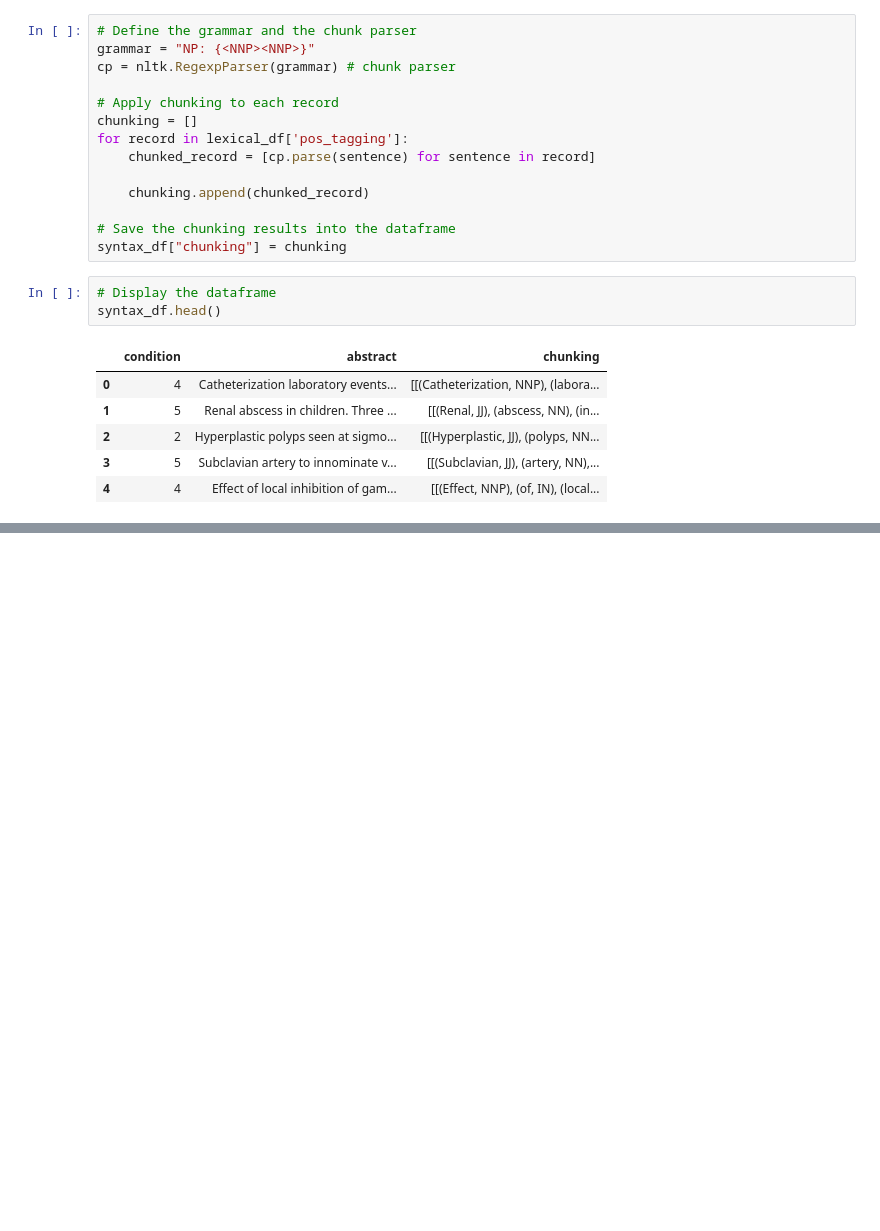
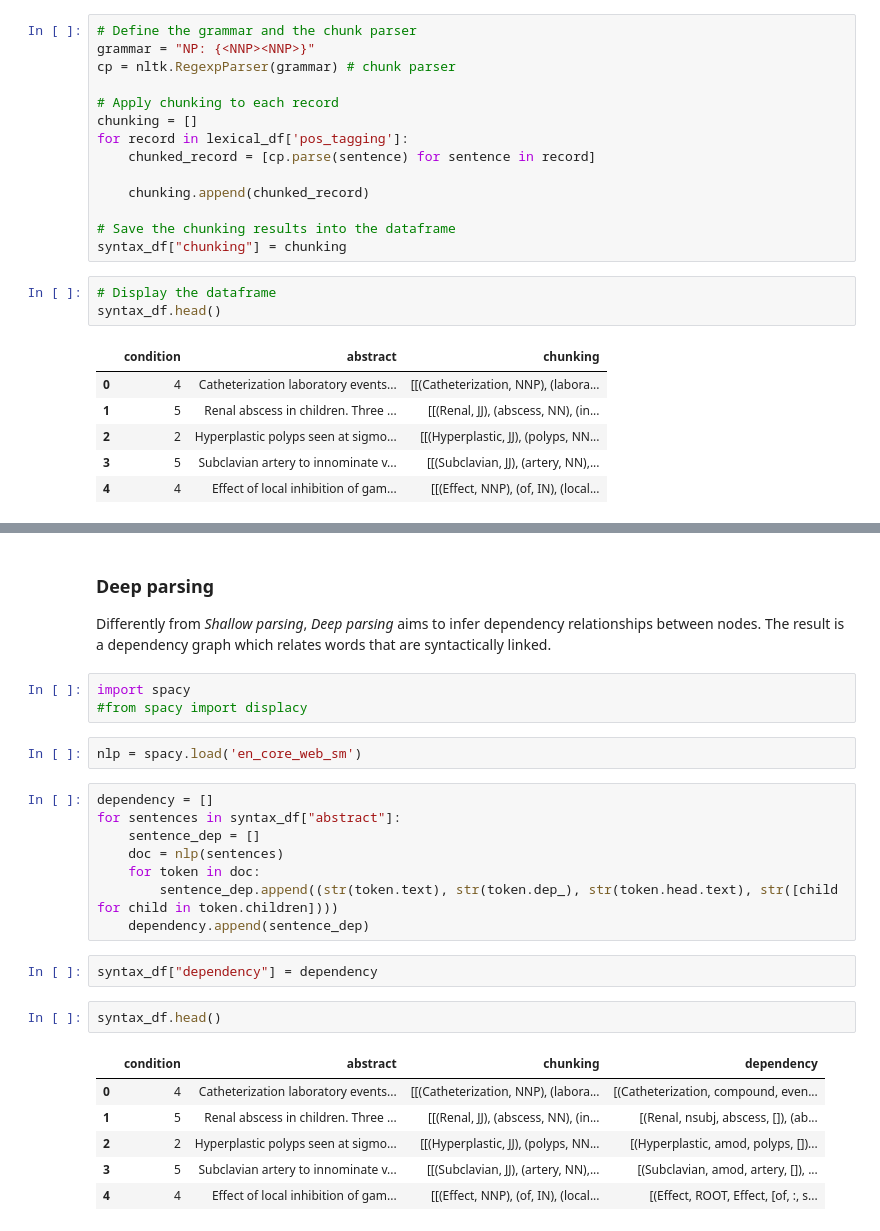
Before and after one commit to vitomarcorubino/MedicalTextNLP, a Jupyter notebook: medicalTextNLP.ipynb, the cells around one changed output, grey strips where cells are left out. Saved outputs shown, nothing was run; the diff lists cells and outputs as text; blank space fills up the shorter version.

Commit message:
Deep parsing

```diff
--- a/medicalTextNLP.ipynb
+++ b/medicalTextNLP.ipynb
@@ -217,0 +222,28 @@ Tree('S', [('There', 'EX'), ('was', 'VBD'), ('one', 'CD'), ('in-laboratory', 'JJ
+# %% [markdown]
+### Deep parsing
+Differently from _Shallow parsing_, _Deep parsing_ aims to infer dependency relationships between nodes.
+The result is a dependency graph which relates words that are syntactically linked.
+# %%
+import spacy
+#from spacy import displacy
+# %%
+nlp = spacy.load('en_core_web_sm')
+# %%
+dependency = []
+for sentences in syntax_df["abstract"]:
+    sentence_dep = []
+    doc = nlp(sentences)
+    for token in doc:
+        sentence_dep.append((str(token.text), str(token.dep_), str(token.head.text), str([child for child in token.children])))
+    dependency.append(sentence_dep)
+# %%
+syntax_df["dependency"] = dependency
+# %%
+syntax_df.head()
+# %% [output]
+|  | condition | abstract | chunking | dependency |
+| 0 | 4 | Catheterization laboratory events... | [[(Catheterization, NNP), (labora... | [(Catheterization, compound, even... |
+| 1 | 5 | Renal abscess in children. Three ... | [[(Renal, JJ), (abscess, NN), (in... | [(Renal, nsubj, abscess, []), (ab... |
+| 2 | 2 | Hyperplastic polyps seen at sigmo... | [[(Hyperplastic, JJ), (polyps, NN... | [(Hyperplastic, amod, polyps, [])... |
+| 3 | 5 | Subclavian artery to innominate v... | [[(Subclavian, JJ), (artery, NN),... | [(Subclavian, amod, artery, []), ... |
+| 4 | 4 | Effect of local inhibition of gam... | [[(Effect, NNP), (of, IN), (local... | [(Effect, ROOT, Effect, [of, :, s... |
```
Also changed, not shown: parts of 3 cells of this notebook.
